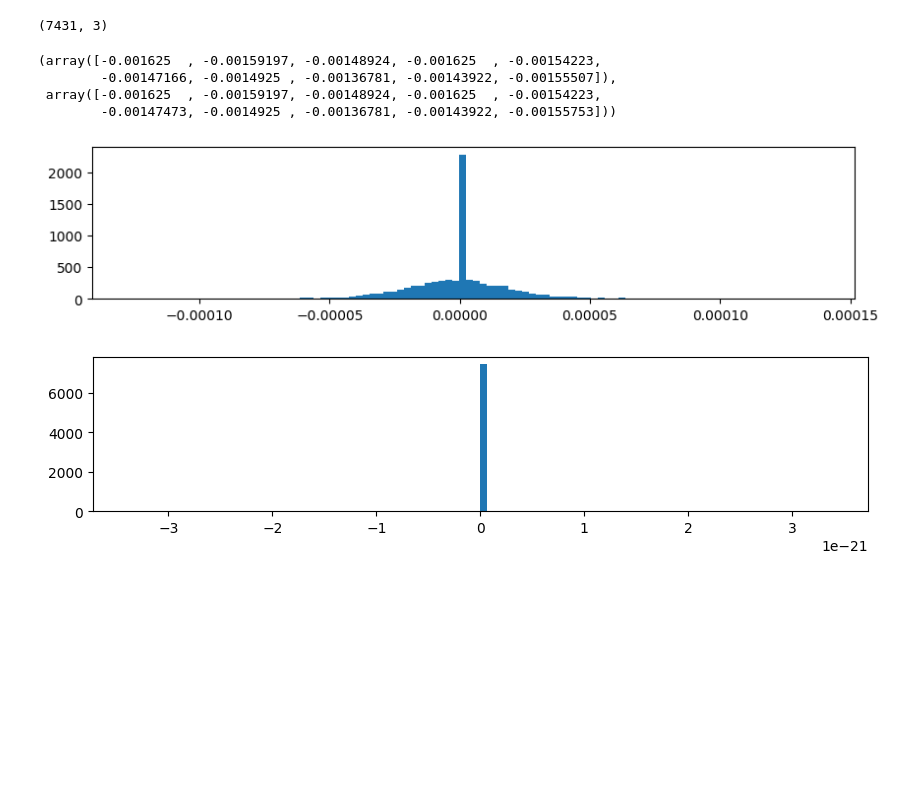
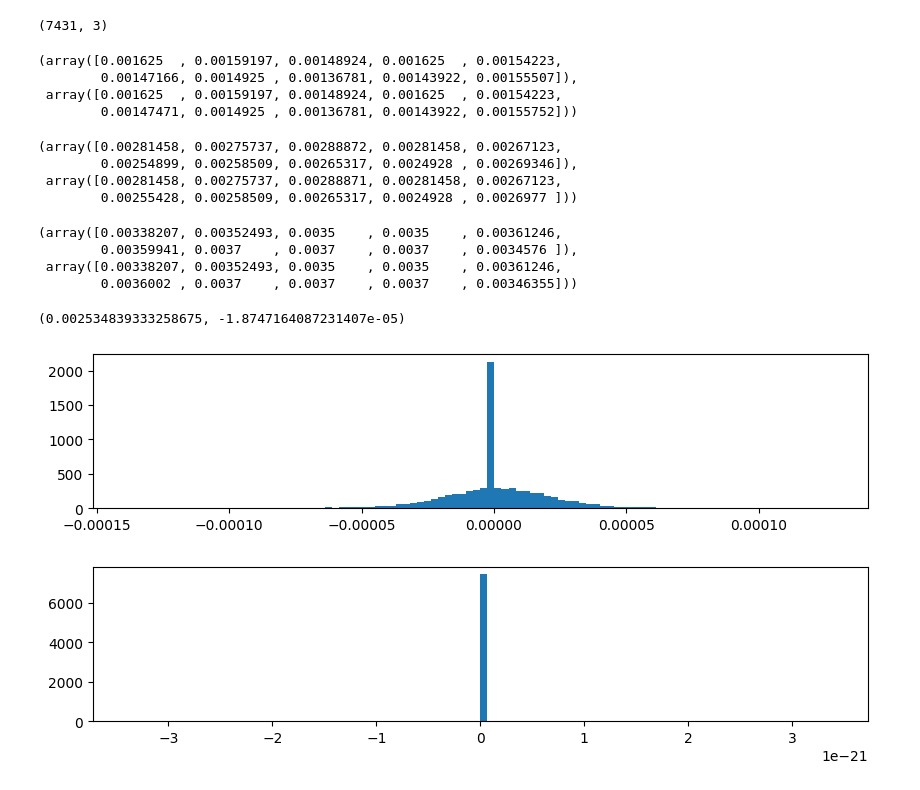
Before and after one commit to gyakusu/Mophing, a Jupyter notebook: python/VTK2CGNS.ipynb, the cells around one changed output. Saved outputs shown, nothing was run; the diff lists cells and outputs as text; code cells hidden in the pictures; blank space fills up the shorter version.

```diff
--- a/python/VTK2CGNS.ipynb
+++ b/python/VTK2CGNS.ipynb
@@ -3,7 +3,7 @@ import CGNS.MAP as MAP
 import CGNS.PAT.cgnsutils as cgnsutils
 # %%
 # CGNSファイルを開く
-(tree,links,paths) = MAP.load(r"../data/star.cgns")
+(tree,links,paths) = MAP.load(r"../data/star_7431.cgns")
 
 for p in cgnsutils.getAllPaths(tree):
     print(p)
@@ -94,18 +101,36 @@ coordinates.shape
 # %% [output]
 (7431, 3)
 # %%
-X[:10], -coordinates[:10, 0]
+X[:10], coordinates[:10, 0]
 # %% [output]
-(array([-0.001625  , -0.00159197, -0.00148924, -0.001625  , -0.00154223,
-        -0.00147166, -0.0014925 , -0.00136781, -0.00143922, -0.00155507]),
- array([-0.001625  , -0.00159197, -0.00148924, -0.001625  , -0.00154223,
-        -0.00147473, -0.0014925 , -0.00136781, -0.00143922, -0.00155753]))
+(array([0.001625  , 0.00159197, 0.00148924, 0.001625  , 0.00154223,
+        0.00147166, 0.0014925 , 0.00136781, 0.00143922, 0.00155507]),
+ array([0.001625  , 0.00159197, 0.00148924, 0.001625  , 0.00154223,
+        0.00147471, 0.0014925 , 0.00136781, 0.00143922, 0.00155752]))
+# %%
+Y[:10], coordinates[:10, 1]
+# %% [output]
+(array([0.00281458, 0.00275737, 0.00288872, 0.00281458, 0.00267123,
+        0.00254899, 0.00258509, 0.00265317, 0.0024928 , 0.00269346]),
+ array([0.00281458, 0.00275737, 0.00288871, 0.00281458, 0.00267123,
+        0.00255428, 0.00258509, 0.00265317, 0.0024928 , 0.0026977 ]))
+# %%
+Z[:10], coordinates[:10, 2]
+# %% [output]
+(array([0.00338207, 0.00352493, 0.0035    , 0.0035    , 0.00361246,
+        0.00359941, 0.0037    , 0.0037    , 0.0037    , 0.0034576 ]),
+ array([0.00338207, 0.00352493, 0.0035    , 0.0035    , 0.00361246,
+        0.0036002 , 0.0037    , 0.0037    , 0.0037    , 0.00346355]))
+# %%
+Y.mean(), (Y-coordinates[:,1]).mean()
+# %% [output]
+(0.002534839333258675, -1.8747164087231407e-05)
 # %%
 from matplotlib import pyplot as plt
 
 plt.figure(figsize=(10, 2))
-plt.hist(X+coordinates[:, 0], bins=100)
+plt.hist(X-coordinates[:, 0], bins=100)
 plt.show()
 # %% [output]
-[figure, old version]
+[figure, new version]
 # %%
```
Also changed, not shown: parts of 8 cells of this notebook, 19 other files.
